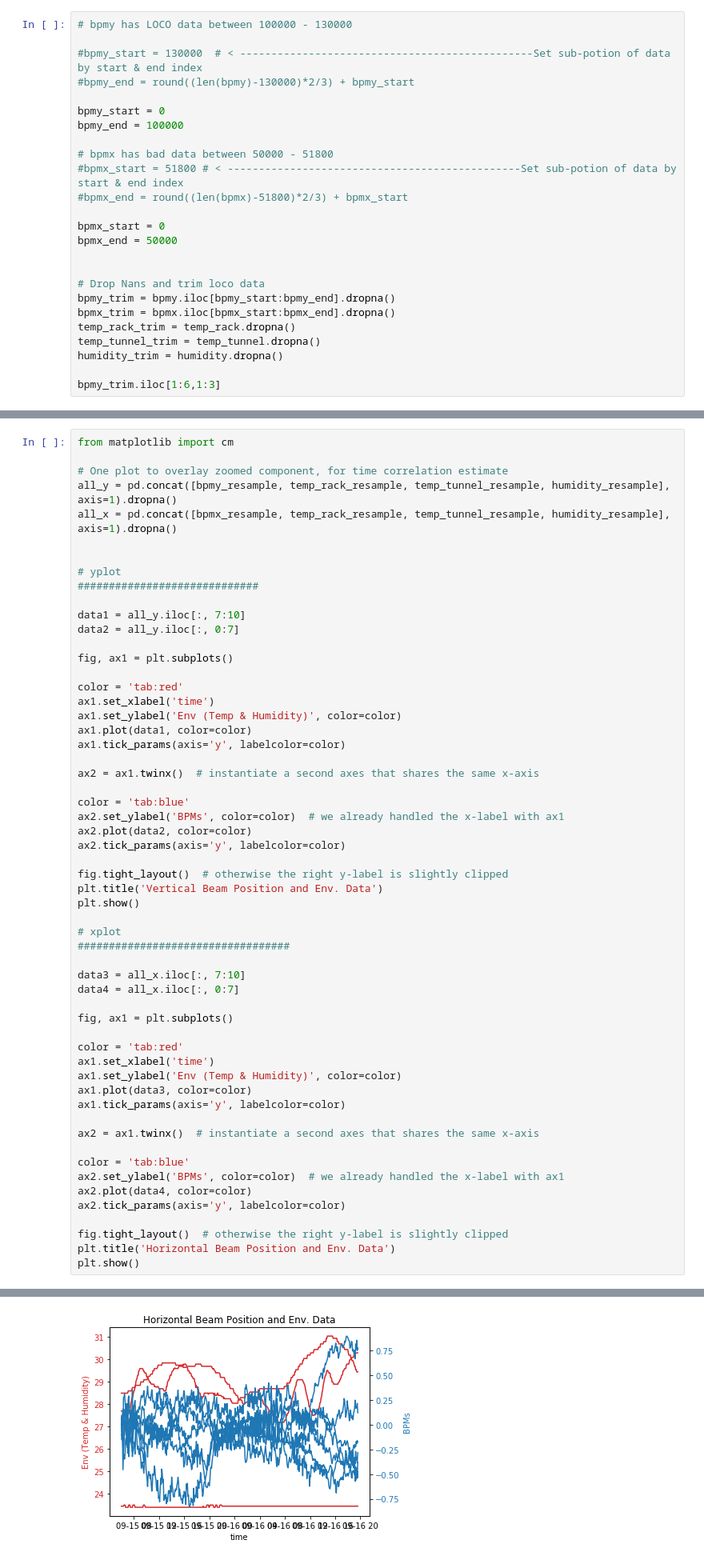
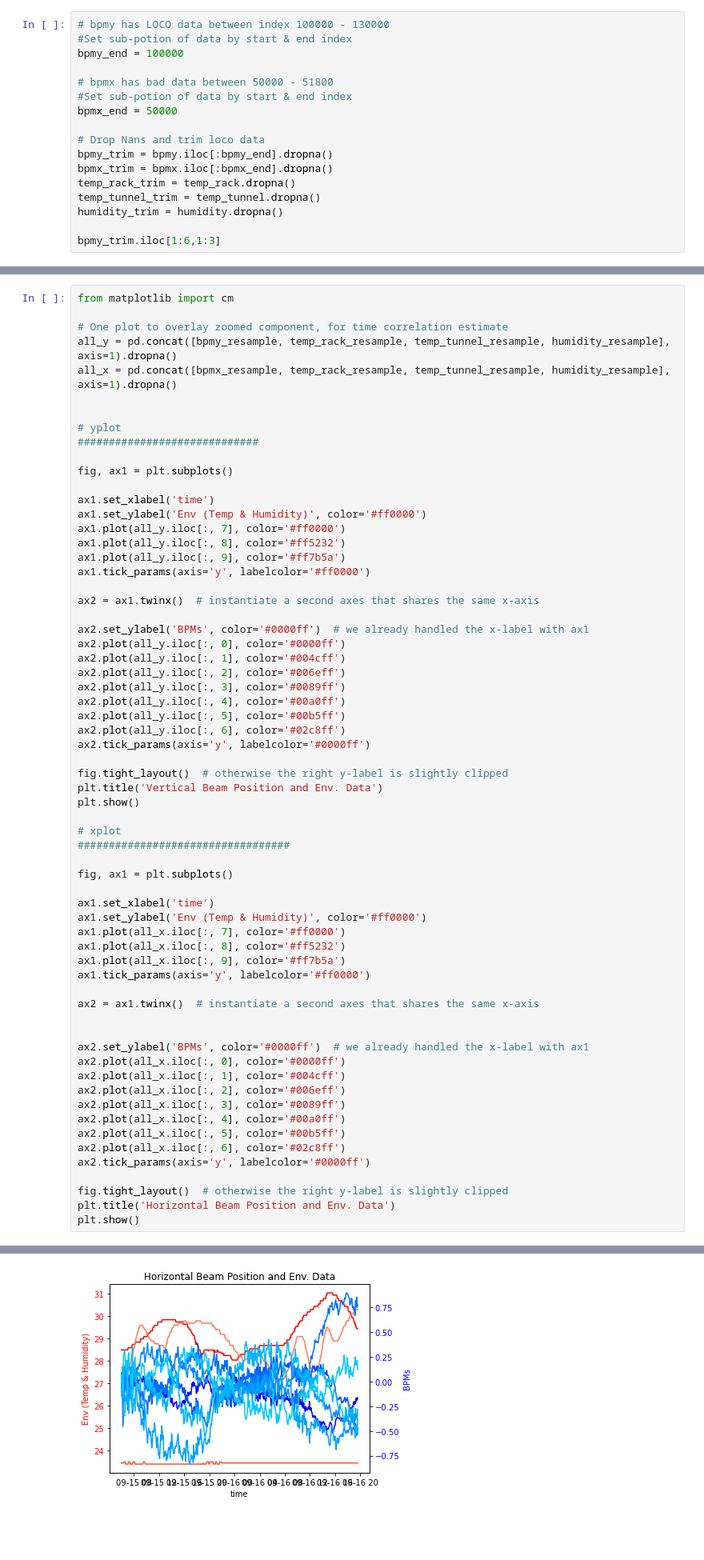
Before and after one commit to 20spaghetti/Electron-Beam-Position-Drift-Study, a Jupyter notebook: Electron Beam Position Drift Study.ipynb, the cells around one changed output, grey strips where cells are left out. Shown at 80% size. Saved outputs shown, nothing was run; the diff lists cells and outputs as text; blank space fills up the shorter version.

```diff
--- a/Electron Beam Position Drift Study.ipynb
+++ b/Electron Beam Position Drift Study.ipynb
@@ -182,23 +238,15 @@ In this section:
 # %%
-# bpmy has LOCO data between 100000 - 130000
-
-#bpmy_start = 130000  # < -----------------------------------------------Set sub-potion of data by start & end index
-#bpmy_end = round((len(bpmy)-130000)*2/3) + bpmy_start
-
-bpmy_start = 0
+# bpmy has LOCO data between index 100000 - 130000
+#Set sub-potion of data by start & end index
 bpmy_end = 100000
 
 # bpmx has bad data between 50000 - 51800
-#bpmx_start = 51800 # < -----------------------------------------------Set sub-potion of data by start & end index
-#bpmx_end = round((len(bpmx)-51800)*2/3) + bpmx_start
-
-bpmx_start = 0
+#Set sub-potion of data by start & end index
 bpmx_end = 50000
 
-
 # Drop Nans and trim loco data
-bpmy_trim = bpmy.iloc[bpmy_start:bpmy_end].dropna()
-bpmx_trim = bpmx.iloc[bpmx_start:bpmx_end].dropna()
+bpmy_trim = bpmy.iloc[:bpmy_end].dropna()
+bpmx_trim = bpmx.iloc[:bpmx_end].dropna()
 temp_rack_trim = temp_rack.dropna()
 temp_tunnel_trim = temp_tunnel.dropna()
 humidity_trim = humidity.dropna()
@@ -299,23 +326,26 @@ all_x = pd.concat([bpmx_resample, temp_rack_resample, temp_tunnel_resample, humi
 # yplot
 #############################
 
-data1 = all_y.iloc[:, 7:10]
-data2 = all_y.iloc[:, 0:7]
-
 fig, ax1 = plt.subplots()
 
-color = 'tab:red'
 ax1.set_xlabel('time')
-ax1.set_ylabel('Env (Temp & Humidity)', color=color)
-ax1.plot(data1, color=color)
-ax1.tick_params(axis='y', labelcolor=color)
+ax1.set_ylabel('Env (Temp & Humidity)', color='#ff0000')
+ax1.plot(all_y.iloc[:, 7], color='#ff0000')
+ax1.plot(all_y.iloc[:, 8], color='#ff5232')
+ax1.plot(all_y.iloc[:, 9], color='#ff7b5a')
+ax1.tick_params(axis='y', labelcolor='#ff0000')
 
 ax2 = ax1.twinx()  # instantiate a second axes that shares the same x-axis
 
-color = 'tab:blue'
-ax2.set_ylabel('BPMs', color=color)  # we already handled the x-label with ax1
-ax2.plot(data2, color=color)
-ax2.tick_params(axis='y', labelcolor=color)
+ax2.set_ylabel('BPMs', color='#0000ff')  # we already handled the x-label with ax1
+ax2.plot(all_y.iloc[:, 0], color='#0000ff')
+ax2.plot(all_y.iloc[:, 1], color='#004cff')
+ax2.plot(all_y.iloc[:, 2], color='#006eff')
+ax2.plot(all_y.iloc[:, 3], color='#0089ff')
+ax2.plot(all_y.iloc[:, 4], color='#00a0ff')
+ax2.plot(all_y.iloc[:, 5], color='#00b5ff')
+ax2.plot(all_y.iloc[:, 6], color='#02c8ff')
+ax2.tick_params(axis='y', labelcolor='#0000ff')
 
 fig.tight_layout()  # otherwise the right y-label is slightly clipped
 plt.title('Vertical Beam Position and Env. Data')
@@ -324,23 +354,27 @@ plt.show()
 # xplot
 ##################################
 
-data3 = all_x.iloc[:, 7:10]
-data4 = all_x.iloc[:, 0:7]
-
 fig, ax1 = plt.subplots()
 
-color = 'tab:red'
 ax1.set_xlabel('time')
-ax1.set_ylabel('Env (Temp & Humidity)', color=color)
-ax1.plot(data3, color=color)
-ax1.tick_params(axis='y', labelcolor=color)
+ax1.set_ylabel('Env (Temp & Humidity)', color='#ff0000')
+ax1.plot(all_x.iloc[:, 7], color='#ff0000')
+ax1.plot(all_x.iloc[:, 8], color='#ff5232')
+ax1.plot(all_x.iloc[:, 9], color='#ff7b5a')
+ax1.tick_params(axis='y', labelcolor='#ff0000')
 
 ax2 = ax1.twinx()  # instantiate a second axes that shares the same x-axis
 
-color = 'tab:blue'
-ax2.set_ylabel('BPMs', color=color)  # we already handled the x-label with ax1
-ax2.plot(data4, color=color)
-ax2.tick_params(axis='y', labelcolor=color)
+
+ax2.set_ylabel('BPMs', color='#0000ff')  # we already handled the x-label with ax1
+ax2.plot(all_x.iloc[:, 0], color='#0000ff')
+ax2.plot(all_x.iloc[:, 1], color='#004cff')
+ax2.plot(all_x.iloc[:, 2], color='#006eff')
+ax2.plot(all_x.iloc[:, 3], color='#0089ff')
+ax2.plot(all_x.iloc[:, 4], color='#00a0ff')
+ax2.plot(all_x.iloc[:, 5], color='#00b5ff')
+ax2.plot(all_x.iloc[:, 6], color='#02c8ff')
+ax2.tick_params(axis='y', labelcolor='#0000ff')
 
 fig.tight_layout()  # otherwise the right y-label is slightly clipped
 plt.title('Horizontal Beam Position and Env. Data')
@@ -350,4 +384,4 @@ plt.show()
-[figure, old version]
+[figure, new version]
 # %% [markdown]
 It's a bit difficult to see with all the Beam Position Monitors (BPMs) in a single colour, but it appears as though there will be a high correlation between one of out env parameters and the vertical beam positions, some will negatively correlate while others will positively correlate.
 # %% [markdown]
```
Also changed, not shown: parts of 51 cells of this notebook.
